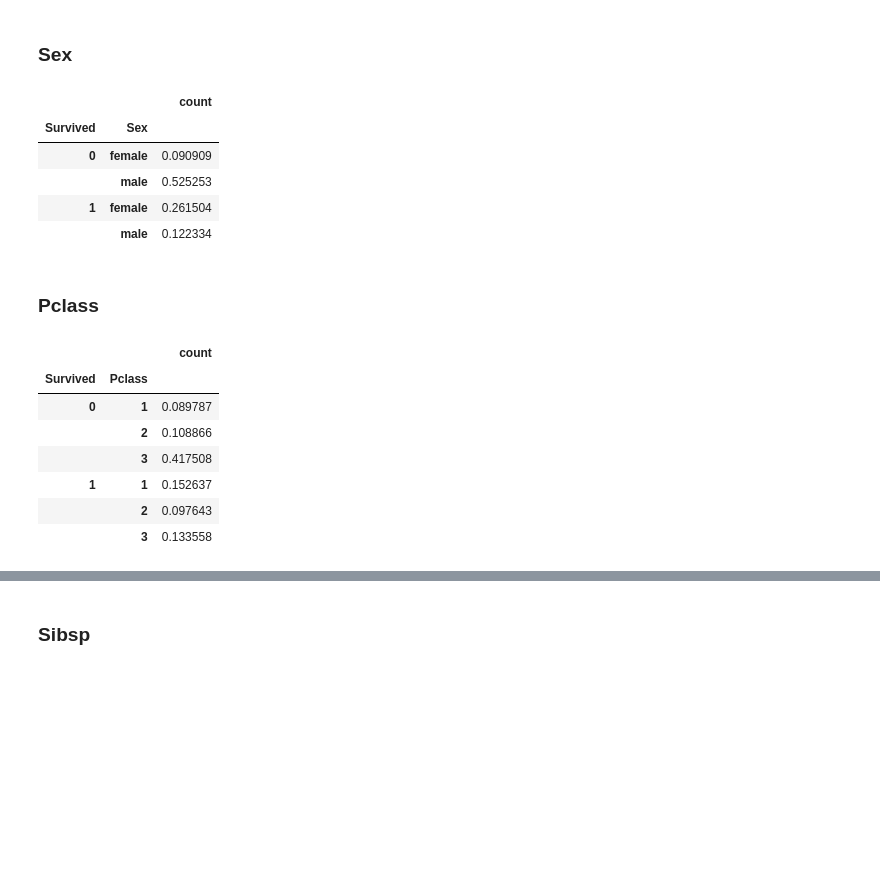
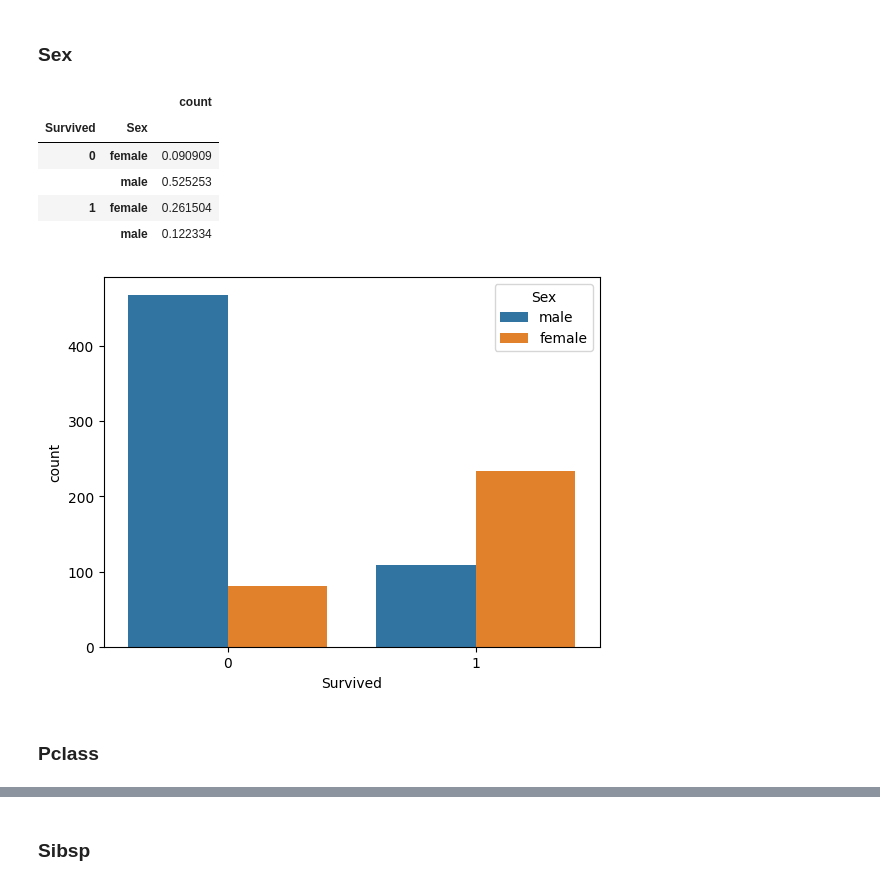
Before and after one commit to mushroom3969/Kaggle, a Jupyter notebook: Titanic.ipynb, the cells around one changed output, grey strips where cells are left out. Cells and saved outputs as stored; diff of their text form; code cells hidden in the pictures; blank space fills up the shorter version.

```diff
--- a/Titanic.ipynb
+++ b/Titanic.ipynb
@@ -345,25 +345,18 @@ def group_prop(df, g):
   return df.loc[:, ["Survived", g, "count"]].groupby(["Survived", g]).agg(sum) / total
 # %% [markdown]
 ### Sex
-# %%
-group_prop(v1_df, "Sex")
-# %% [output]
-|  |  | count |
-| Survived | Sex |  |
-| 0 | female | 0.090909 |
-|  | male | 0.525253 |
-| 1 | female | 0.261504 |
-|  | male | 0.122334 |
+# %%
+import plotly.express as px
+
+sns.countplot(data=v1_df, x="Survived", hue="Sex")
+group_prop(v1_df, "Sex")
+# %% [output]
+|  |  | count |
+| Survived | Sex |  |
+| 0 | female | 0.090909 |
+|  | male | 0.525253 |
+| 1 | female | 0.261504 |
+|  | male | 0.122334 |
+[figure, added]
 # %% [markdown]
 ### Pclass
-# %%
-group_prop(v1_df, "Pclass")
-# %% [output]
-|  |  | count |
-| Survived | Pclass |  |
-| 0 | 1 | 0.089787 |
-|  | 2 | 0.108866 |
-|  | 3 | 0.417508 |
-| 1 | 1 | 0.152637 |
-|  | 2 | 0.097643 |
-|  | 3 | 0.133558 |
```
Also changed, not shown: parts of 5 cells of this notebook.
